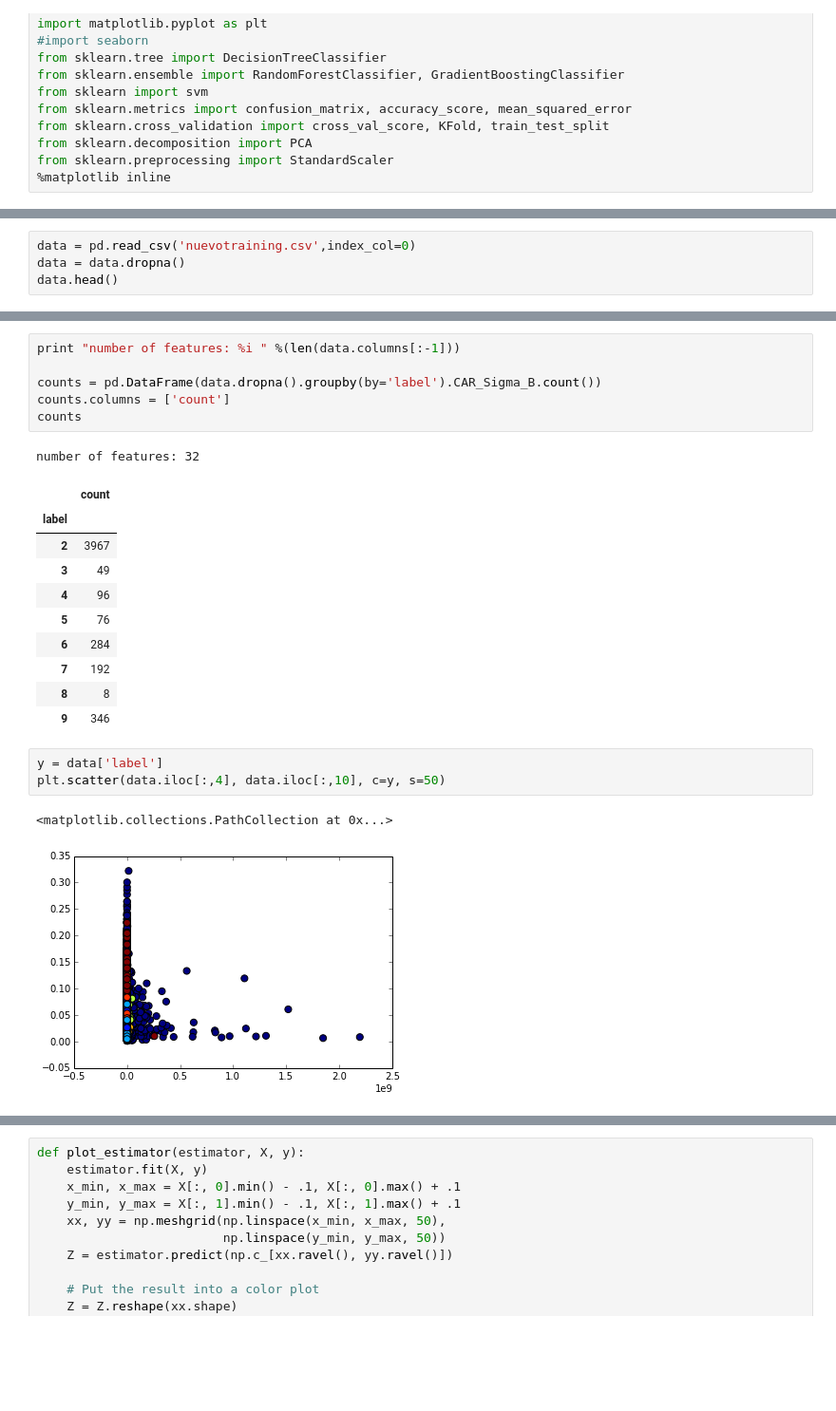
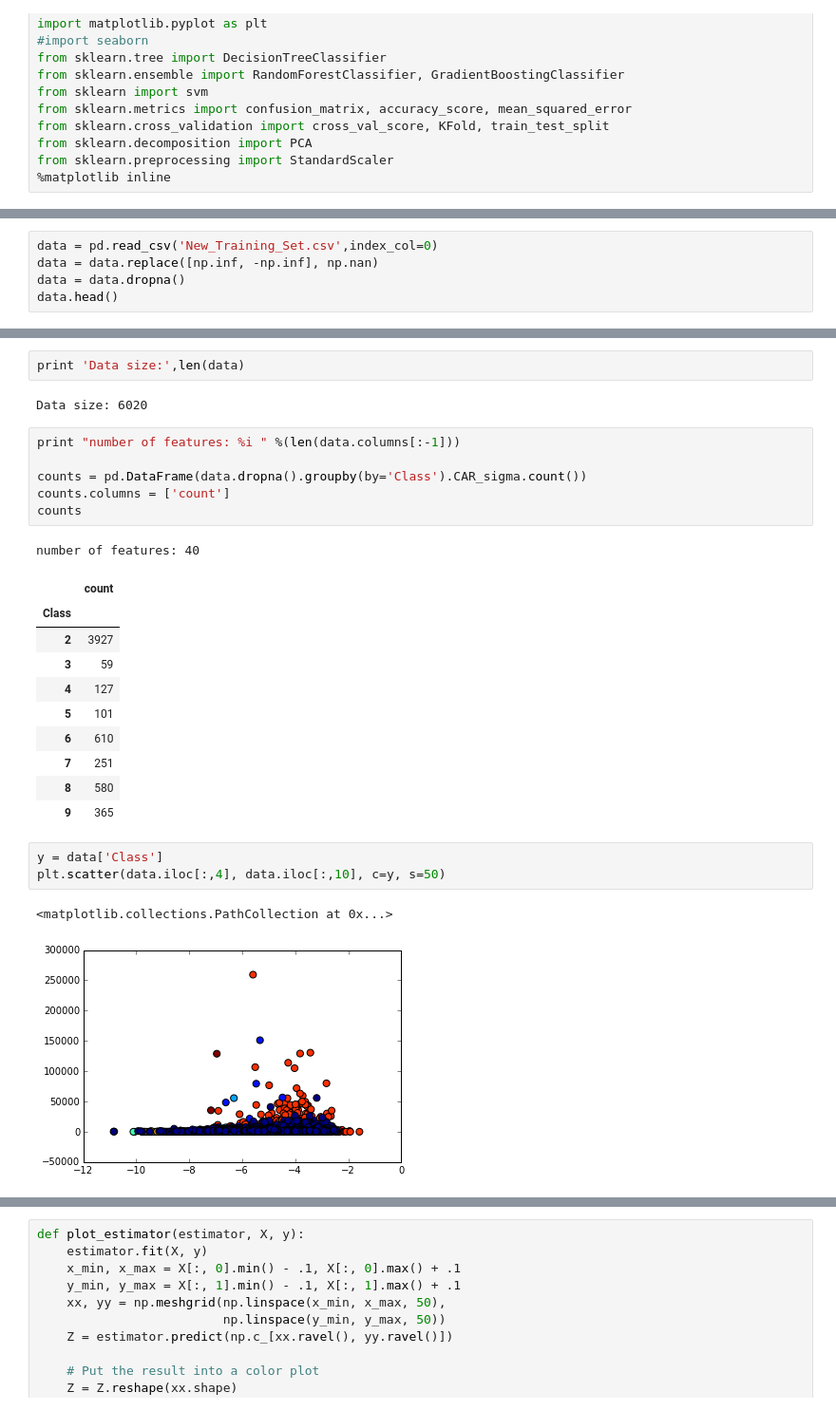
Before and after one commit to isadoranun/time-series-feats, a Jupyter notebook: classification.ipynb, the cells around one changed output, grey strips where cells are left out. Shown at 95% size. Cells and saved outputs as stored; diff of their text form; blank space fills up the shorter version.

```diff
--- a/classification.ipynb
+++ b/classification.ipynb
@@ -17,5 +26,6 @@ from sklearn.preprocessing import StandardScaler
 # %%
-data = pd.read_csv('nuevotraining.csv',index_col=0)
+data = pd.read_csv('New_Training_Set.csv',index_col=0)
+data = data.replace([np.inf, -np.inf], np.nan)
 data = data.dropna()
 data.head()
 # %% [output]
@@ -44,25 +54,29 @@ data[features].describe()
+# %%
+print 'Data size:',len(data)
+# %% [output]
+Data size: 6020
 # %%
 print "number of features: %i " %(len(data.columns[:-1]))
 
-counts = pd.DataFrame(data.dropna().groupby(by='label').CAR_Sigma_B.count())
+counts = pd.DataFrame(data.dropna().groupby(by='Class').CAR_sigma.count())
 counts.columns = ['count']
 counts
 # %% [output]
-number of features: 32
+number of features: 40
 |  | count |
-| label |  |
-| 2 | 3967 |
-| 3 | 49 |
-| 4 | 96 |
-| 5 | 76 |
-| 6 | 284 |
-| 7 | 192 |
-| 8 | 8 |
-| 9 | 346 |
+| Class |  |
+| 2 | 3927 |
+| 3 | 59 |
+| 4 | 127 |
+| 5 | 101 |
+| 6 | 610 |
+| 7 | 251 |
+| 8 | 580 |
+| 9 | 365 |
 # %%
-y = data['label']
+y = data['Class']
 plt.scatter(data.iloc[:,4], data.iloc[:,10], c=y, s=50)
 # %% [output]
 <matplotlib.collections.PathCollection at 0x...>
-[figure, old version]
+[figure, new version]
 # %% [markdown]
```
Also changed, not shown: parts of 16 cells of this notebook, 11 other files.
